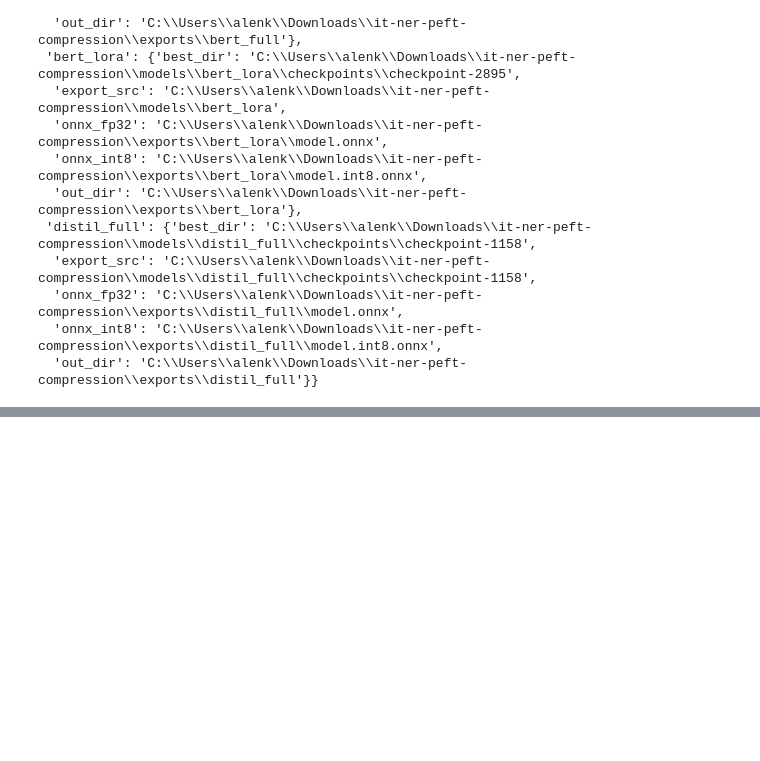
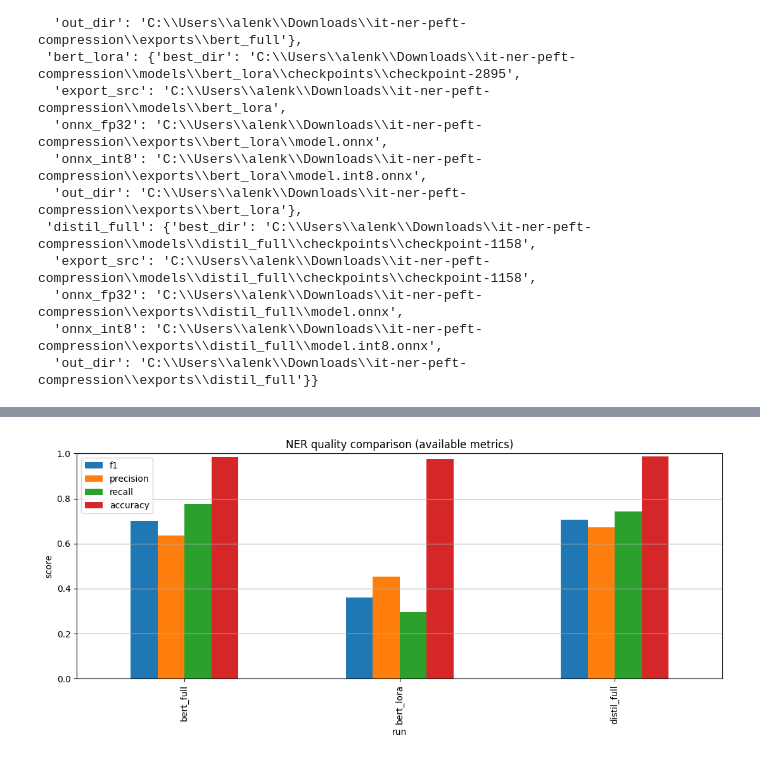
Before and after one commit to alenisaw/it-ner-peft-compression, a Jupyter notebook: notebooks/report.ipynb, the cells around one changed output, grey strips where cells are left out. Cells and saved outputs as stored; diff of their text form; code cells hidden in the pictures; blank space fills up the shorter version.

```diff
--- a/notebooks/report.ipynb
+++ b/notebooks/report.ipynb
@@ -830,24 +682,0 @@ for d in run_dirs:
-# %%
-# --- Plot: Learning rate schedule (per run) ---
-def plot_lr(run_dir: Path):
-    hist_p = run_dir / "trainer_log_history.json"
-    if not hist_p.exists():
-        return
-    df = parse_history(read_json(hist_p))
-    if df.empty or "learning_rate" not in df.columns:
-        return
-
-    lr_df = df[df["learning_rate"].notna()]
-    if lr_df.empty:
-        return
-
-    plt.figure()
-    x = lr_df["step"] if "step" in lr_df.columns else np.arange(len(lr_df))
-    plt.plot(x, lr_df["learning_rate"])
-    plt.title(f"Learning rate — {run_dir.name}")
-    plt.xlabel("step")
-    plt.ylabel("learning_rate")
-    plt.show()
-
-for d in run_dirs:
-    plot_lr(d)
@@ -1065,0 +819,22 @@ weighted avg     0.6411    0.7114    0.6658      1258
+# %%
+# ===== Analytics: Quality plots (only numeric columns that exist) =====
+dfq = df_runs.copy()
+
+candidate_cols = ["f1","precision","recall","accuracy","eval_f1","eval_precision","eval_recall"]
+num_cols = [c for c in candidate_cols if c in dfq.columns and pd.to_numeric(dfq[c], errors="coerce").notna().any()]
+
+if not num_cols:
+    print("No numeric quality metrics found in df_runs. (Expected metrics.json / seqeval outputs).")
+else:
+    plot_df = dfq[["run"] + num_cols].set_index("run").apply(pd.to_numeric, errors="coerce")
+    ax = plot_df.plot(kind="bar", figsize=(11,5))
+    plt.title("NER quality comparison (available metrics)")
+    plt.ylabel("score")
+    plt.ylim(0, 1)
+    plt.grid(axis="y")
+    plt.tight_layout()
+    plt.show()
+
+    plot_df
+# %% [output]
+[figure, added]
```
Also changed, not shown: parts of 21 cells of this notebook.
